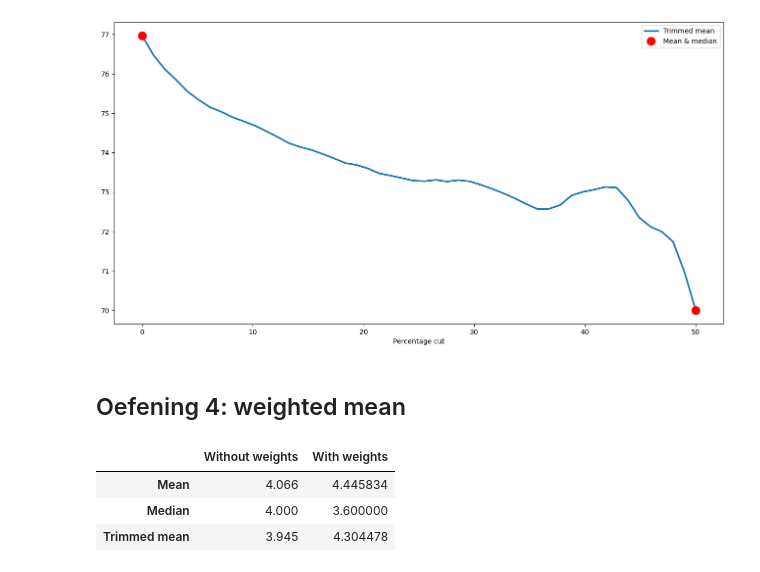
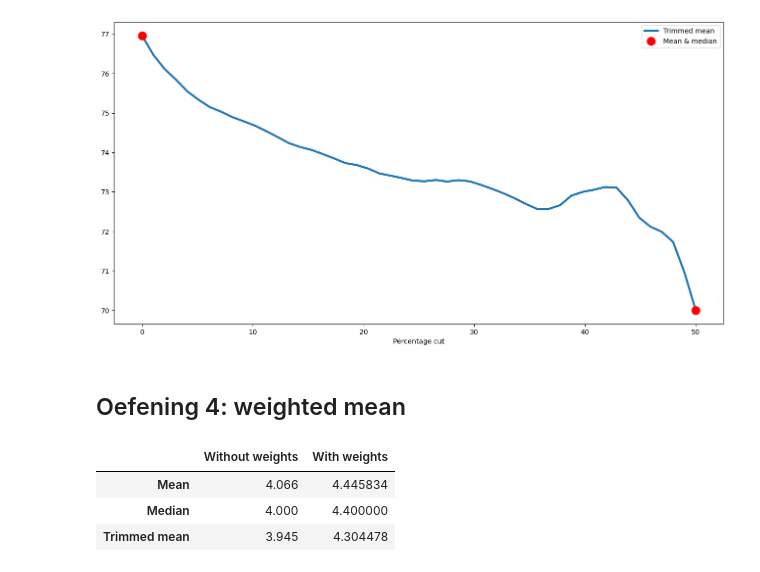
Before and after one commit to THellemans/data-science-syntra-ab, a Jupyter notebook: 06 statistiek/02 Middelpunten schatten/notebooks/oefeningen.ipynb, the cells around one changed output. Drawn from its saved outputs; the diff is of its cells as text; code cells hidden in the pictures.

Commit message:
Corrected computation of weighted median

```diff
--- a/06 statistiek/02 Middelpunten schatten/notebooks/oefeningen.ipynb
+++ b/06 statistiek/02 Middelpunten schatten/notebooks/oefeningen.ipynb
@@ -167,32 +149,37 @@ df_murder_rate = pd.read_csv(loc_file_murders)
 # %%
 vals_no_weights = df_murder_rate['Murder.Rate'].aggregate(['mean', 'median', lambda x : trimmed_mean(x, [10])[0]]).values
 
 ## Weighted values ##
 df_murder_rate['Weighted murder rate'] = df_murder_rate['Population'] * df_murder_rate['Murder.Rate']
 
 # Mean
 weighted_mean = df_murder_rate['Weighted murder rate'].sum() / df_murder_rate['Population'].sum()
 
+# Weighted median
+df_murder_rate = df_murder_rate.sort_values(by='Murder.Rate').reset_index(drop = True)
+half_pop = df_murder_rate.Population.sum() // 2
+df_murder_rate['cumm_population'] = df_murder_rate.Population.cumsum()
+median_row = df_murder_rate.query("cumm_population > @half_pop").iloc[0]
+weighted_median = median_row['Murder.Rate']
+
 # Trimmed mean
 df_murder_rate = df_murder_rate.sort_values(by = 'Weighted murder rate')
 nvals = len(df_murder_rate) // 10
 weighted_trimmed_mean = df_murder_rate.iloc[nvals : -nvals]['Weighted murder rate'].sum()/\
                                       df_murder_rate.iloc[nvals : -nvals]['Population'].sum()
 
-# Trimmed median
-weighted_median = df_murder_rate.loc[len(df_murder_rate) // 2, 'Murder.Rate']
 
 value_with_weights = np.array([weighted_mean, weighted_median, weighted_trimmed_mean])
 
 df_comparison = pd.DataFrame(
                                 data = np.concatenate([vals_no_weights[:, None], value_with_weights[:, None]], axis = 1),
                                 index = ['Mean', 'Median', 'Trimmed mean'],
                                 columns = ['Without weights', 'With weights']
                             )
 
 df_comparison
 # %% [output]
 |  | Without weights | With weights |
 | Mean | 4.066 | 4.445834 |
-| Median | 4.000 | 3.600000 |
+| Median | 4.000 | 4.400000 |
 | Trimmed mean | 3.945 | 4.304478 |
```
Also changed, not shown: parts of 6 cells of this notebook, 2 other files.
